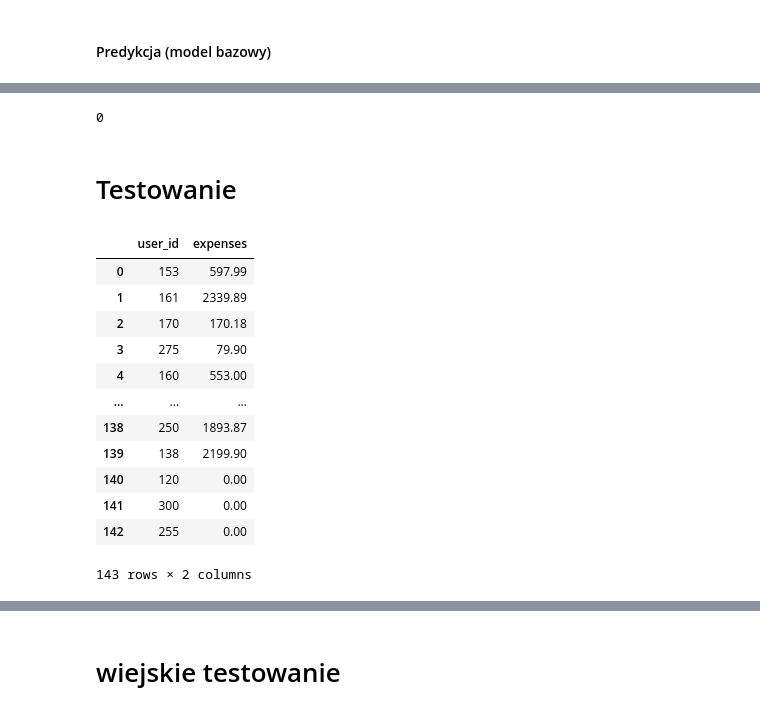
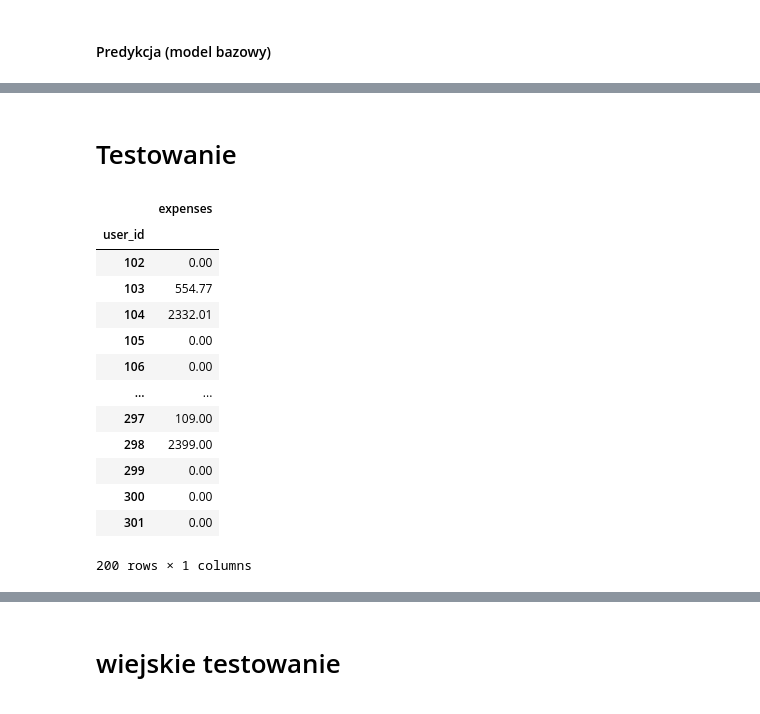
Before and after one commit to Robak132/IUM, a Jupyter notebook: notebooks/users_linear.ipynb, the cells around one changed output, grey strips where cells are left out. Drawn from its saved outputs; the diff is of its cells as text; code cells hidden in the pictures.

```diff
--- a/notebooks/users_linear.ipynb
+++ b/notebooks/users_linear.ipynb
@@ -190,11 +176,9 @@ predict_expenses_for_all_users(sessions_data, products_data)
 # %%
-enriched_sessions_data = pd.merge(sessions_data, products_data, on="product_id").sort_values(by=['timestamp'])
-user_session_data = enriched_sessions_data[enriched_sessions_data['user_id'] == 104]
-ex_time_series = calculate_expenses_with_interval(user_session_data, 1, 12)
-predict_expenses_for_user(ex_time_series)
-# print(ex_time_series['expenses'].values.reshape(-1,11))
+# enriched_sessions_data = pd.merge(sessions_data, products_data, on="product_id").sort_values(by=['timestamp'])
+# user_session_data = enriched_sessions_data[enriched_sessions_data['user_id'] == 104]
+# ex_time_series = calculate_expenses_with_interval(user_session_data, 1, 12)
+# predict_expenses_for_user(ex_time_series)
+# # print(ex_time_series['expenses'].values.reshape(-1,11))
-# %% [output]
-0
 # %% [markdown]
 # Testowanie
 # %%
@@ -206,9 +190,17 @@ def get_user_expenses(user_session_data):
     # df = pd.DataFrame(data=d)
     return d
 # %%
-def calculate_expenses(sessions_data, products_data):
+def calculate_expenses(sessions_data, products_data, users_data):
     enriched_sessions_data = pd.merge(sessions_data, products_data, on="product_id").sort_values(by=['timestamp'])
     user_expenses = []
-    for user_id in enriched_sessions_data['user_id'].unique():
-        user_expenses.append(get_user_expenses(enriched_sessions_data[enriched_sessions_data['user_id'] == user_id]))
-    return pd.DataFrame(data=user_expenses)
+    for user_id in range(users_data['user_id'].min(), users_data['user_id'].max()+1):
+    # for user_id in enriched_sessions_data['user_id'].unique():
+        user_session_data = enriched_sessions_data[enriched_sessions_data['user_id'] == user_id]
+        user_expenses.append(
+            {
+                'user_id': user_id,
+                'expenses': user_session_data[user_session_data['event_type'] == "BUY_PRODUCT"]['price'].sum()
+            }
+        )
+        # user_expenses.append(get_user_expenses(enriched_sessions_data[enriched_sessions_data['user_id'] == user_id]))
+    return pd.DataFrame(data=user_expenses).set_index('user_id')
@@ -215,16 +213,19 @@ def calculate_expenses(sessions_data, products_data):
 # %%
-calculate_expenses(test_data, products_data)
+observations = calculate_expenses(test_data, products_data, users_data)
-# %% [output]
-|  | user_id | expenses |
-| 0 | 153 | 597.99 |
-| 1 | 161 | 2339.89 |
-| 2 | 170 | 170.18 |
-| 3 | 275 | 79.90 |
-| 4 | 160 | 553.00 |
-| ... | ... | ... |
-| 138 | 250 | 1893.87 |
-| 139 | 138 | 2199.90 |
-| 140 | 120 | 0.00 |
-| 141 | 300 | 0.00 |
-| 142 | 255 | 0.00 |
-143 rows × 2 columns
+# %%
+observations
+# %% [output]
+|  | expenses |
+| user_id |  |
+| 102 | 0.00 |
+| 103 | 554.77 |
+| 104 | 2332.01 |
+| 105 | 0.00 |
+| 106 | 0.00 |
+| ... | ... |
+| 297 | 109.00 |
+| 298 | 2399.00 |
+| 299 | 0.00 |
+| 300 | 0.00 |
+| 301 | 0.00 |
+200 rows × 1 columns
```
Also changed, not shown: parts of 5 cells of this notebook.
